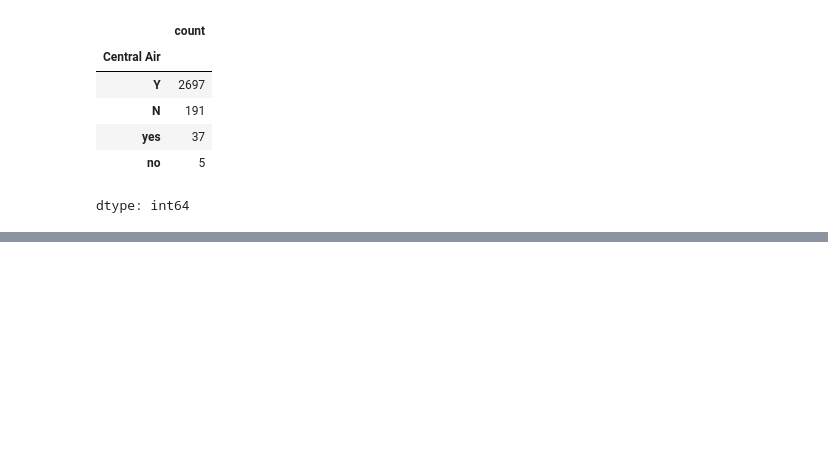
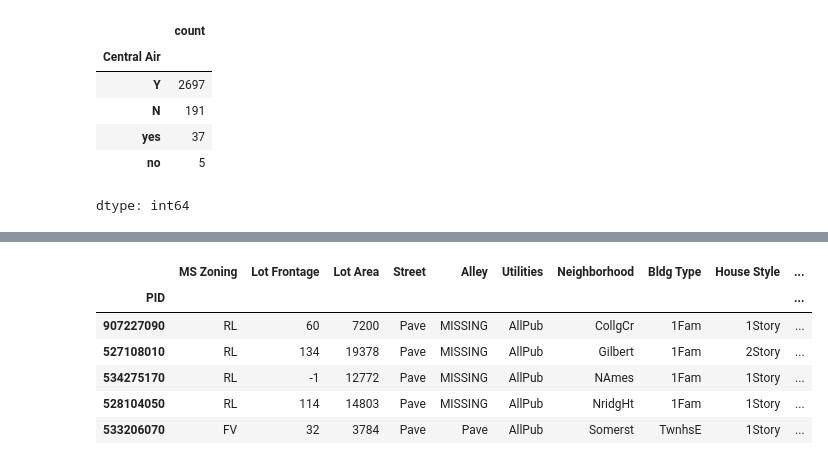
Before and after one commit to SamarBaghdadi/CodingDojo_DS_V23, a Jupyter notebook: DataUnderstanding.ipynb, the cells around one changed output, grey strips where cells are left out. Drawn from its saved outputs; the diff is of its cells as text; code cells hidden in the pictures; blank space fills up the shorter version.

```diff
--- a/DataUnderstanding.ipynb
+++ b/DataUnderstanding.ipynb
@@ -1078,0 +1213,12 @@ dtype: int64
+# %%
+#Drop the original 'Date Sold' Column
+df=df.drop(columns=['Date Sold'])
+df.head()
+# %% [output]
+|  | MS Zoning | Lot Frontage | Lot Area | Street | Alley | Utilities | Neighborhood | Bldg Type | House Style | ... |
+| PID |  |  |  |  |  |  |  |  |  | ... |
+| 907227090 | RL | 60 | 7200 | Pave | MISSING | AllPub | CollgCr | 1Fam | 1Story | ... |
+| 527108010 | RL | 134 | 19378 | Pave | MISSING | AllPub | Gilbert | 1Fam | 2Story | ... |
+| 534275170 | RL | -1 | 12772 | Pave | MISSING | AllPub | NAmes | 1Fam | 1Story | ... |
+| 528104050 | RL | 114 | 14803 | Pave | MISSING | AllPub | NridgHt | 1Fam | 1Story | ... |
+| 533206070 | FV | 32 | 3784 | Pave | Pave | AllPub | Somerst | TwnhsE | 1Story | ... |
```
Also changed, not shown: parts of 26 cells of this notebook.
